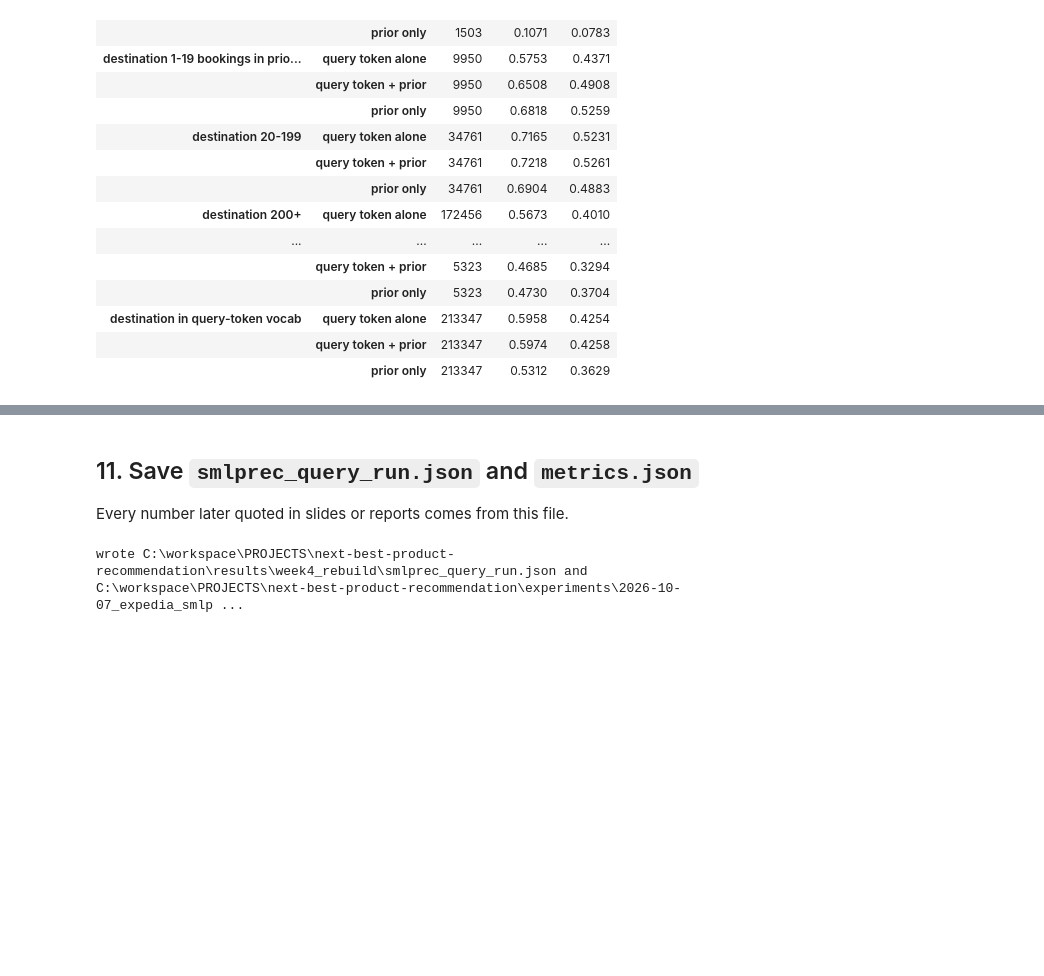
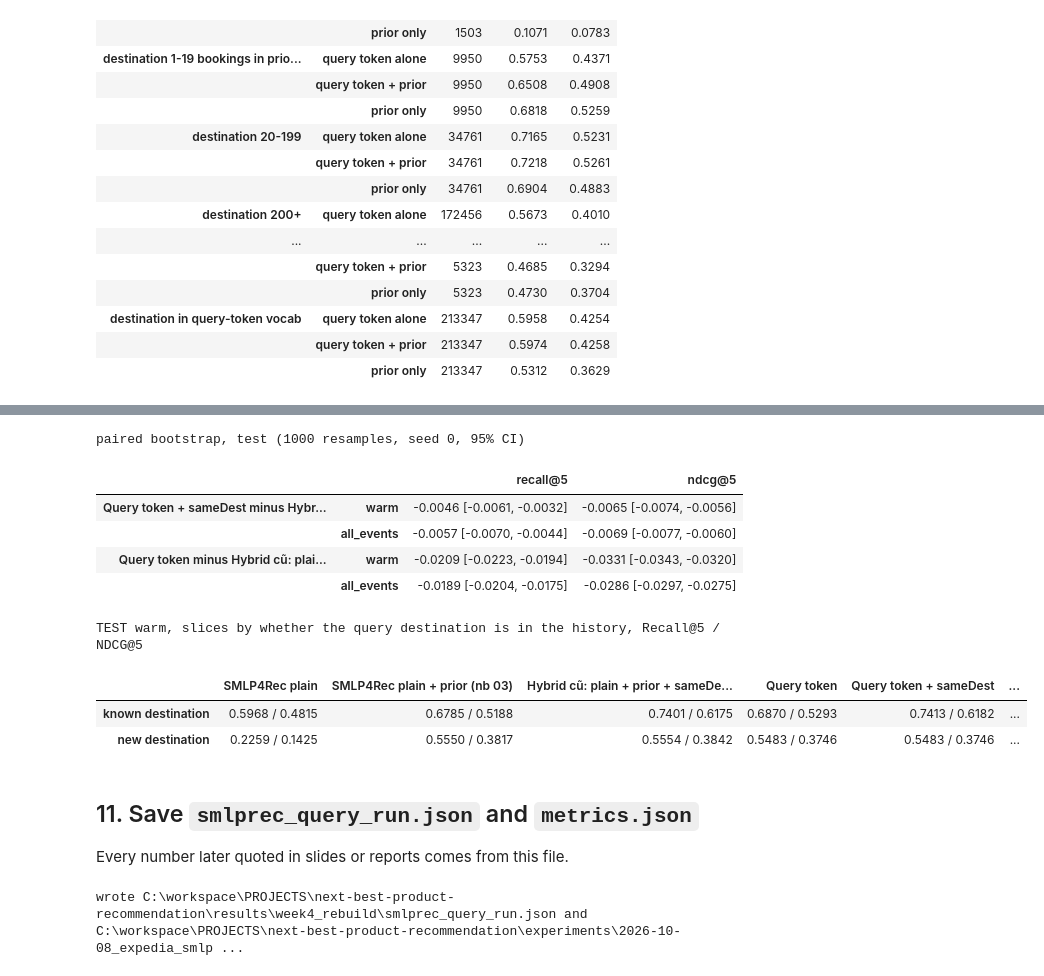
Before and after one commit to Quocker20/next-best-product-recommendation, a Jupyter notebook: notebooks/hospitality/smlp4rec/01c_train_test_smlp4rec_query.ipynb, the cells around one changed output, grey strips where cells are left out. Cells and saved outputs as stored; diff of their text form; code cells hidden in the pictures; blank space fills up the shorter version.

```diff
--- a/notebooks/hospitality/smlp4rec/01c_train_test_smlp4rec_query.ipynb
+++ b/notebooks/hospitality/smlp4rec/01c_train_test_smlp4rec_query.ipynb
@@ -648,3 +852,57 @@ TEST slices (Recall@5 / NDCG@5)
+# %%
+old_n = NAMES["old"]
+boot5 = {}
+for key in ("A", "qt"):
+    n = NAMES[key]
+    boot5[f"{n} minus {old_n}"] = {
+        "warm": paired_bootstrap(R_warm[n], R_warm[old_n], k=5),
+        "all_events": paired_bootstrap(np.concatenate([R_warm[n], R_cold[n]]), np.concatenate([R_warm[old_n], R_cold[old_n]]), k=5),
+    }
+print("paired bootstrap, test (1000 resamples, seed 0, 95% CI)")
+display(
+    pd.DataFrame(
+        {
+            (k, scope): {m: f"{v[scope][m]['diff']:+.4f} [{v[scope][m]['ci95'][0]:+.4f}, {v[scope][m]['ci95'][1]:+.4f}]" for m in ("recall@5", "ndcg@5")}
+            for k, v in boot5.items()
+            for scope in v
+        }
+    ).T
+)
+
+qs = C["test"]["q_seen"]
+slice5 = {}
+for sl, m in (("known destination", qs), ("new destination", ~qs)):
+    cells = {}
+    for n in ORDER:
+        s = summarize(R_warm[n][m], ks=(5,))
+        cells[n] = f"{s['recall@5']:.4f} / {s['ndcg@5']:.4f}"
+    slice5[sl] = cells | {"rows": int(m.sum())}
+print("TEST warm, slices by whether the query destination is in the history, Recall@5 / NDCG@5")
+display(pd.DataFrame(slice5).T)
+
+samedest_result = {
+    "description": "query-token model + sameDest (A; the variant with prior was dropped), same formula / grid / one-SE rule as notebook 04, compared with the old hybrid (plain + prior + sameDest) recomputed from the nb04 weights",
+    "formula": "score = log q_model + w_s * log q_sameDest; log q = log((1 - alpha) * p + alpha / 100); cells: query destination new / already in the history",
+    "variants": {"A": "query token + sameDest (w_p = 0)"},
+    "grid": {"alpha": ALPHAS, "w_s": W_GRID2},
+    "tuned_on_valid": {k: {**t, "weights": {str(c): list(w) for c, w in t["weights"].items()}} for k, t in tuned.items()},
+    "old_hybrid_weights_nb04": {"alpha": OLD_ALPHA, "weights": {str(c): list(w) for c, w in OLD_W.items()}},
+    "cold_rows": "L = 0 (49,443 test first bookings): query-token model on an empty history with the 'new destination' weights; plain = popularity, plain + prior and the old hybrid = prior only",
+    "benchmark_test": bench,
+    "bootstrap_test_95ci": boot5,
+    "test_slices_recall@5_ndcg@5": slice5,
+}
+# %% [output]
+paired bootstrap, test (1000 resamples, seed 0, 95% CI)
+|  |  | recall@5 | ndcg@5 |
+| Query token + sameDest minus Hybr... | warm | -0.0046 [-0.0061, -0.0032] | -0.0065 [-0.0074, -0.0056] |
+|  | all_events | -0.0057 [-0.0070, -0.0044] | -0.0069 [-0.0077, -0.0060] |
+| Query token minus Hybrid cũ: plai... | warm | -0.0209 [-0.0223, -0.0194] | -0.0331 [-0.0343, -0.0320] |
+|  | all_events | -0.0189 [-0.0204, -0.0175] | -0.0286 [-0.0297, -0.0275] |
+TEST warm, slices by whether the query destination is in the history, Recall@5 / NDCG@5
+|  | SMLP4Rec plain | SMLP4Rec plain + prior (nb 03) | Hybrid cũ: plain + prior + sameDe... | Query token | Query token + sameDest | ... |
+| known destination | 0.5968 / 0.4815 | 0.6785 / 0.5188 | 0.7401 / 0.6175 | 0.6870 / 0.5293 | 0.7413 / 0.6182 | ... |
+| new destination | 0.2259 / 0.1425 | 0.5550 / 0.3817 | 0.5554 / 0.3842 | 0.5483 / 0.3746 | 0.5483 / 0.3746 | ... |
 # %% [markdown]
 ## 11. Save `smlprec_query_run.json` and `metrics.json`
 
@@ -689,9 +947,10 @@ result = {
         "prior_n_destinations": len(tables["dest"]),
     },
 }
+result["samedest_hybrid"] = samedest_result
 RESULT_JSON.parent.mkdir(parents=True, exist_ok=True)
 for path in (RESULT_JSON, RUN_DIR / "metrics.json"):
     path.write_text(json.dumps(result, indent=2), encoding="utf-8")
 print("wrote", RESULT_JSON, "and", RUN_DIR / "metrics.json")
 # %% [output]
-wrote C:\workspace\PROJECTS\next-best-product-recommendation\results\week4_rebuild\smlprec_query_run.json and C:\workspace\PROJECTS\next-best-product-recommendation\experiments\2026-10-07_expedia_smlp ...
+wrote C:\workspace\PROJECTS\next-best-product-recommendation\results\week4_rebuild\smlprec_query_run.json and C:\workspace\PROJECTS\next-best-product-recommendation\experiments\2026-10-08_expedia_smlp ...
```
Also changed, not shown: parts of 9 cells of this notebook, 16 other files.
